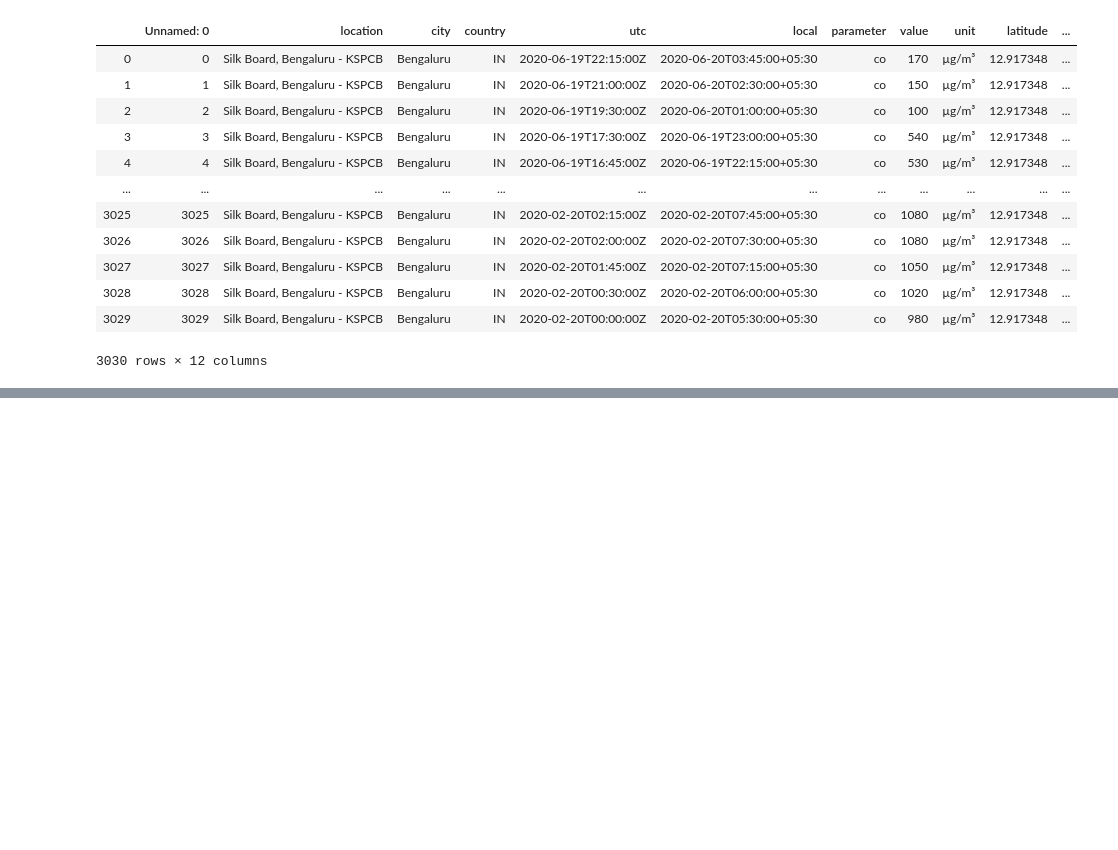
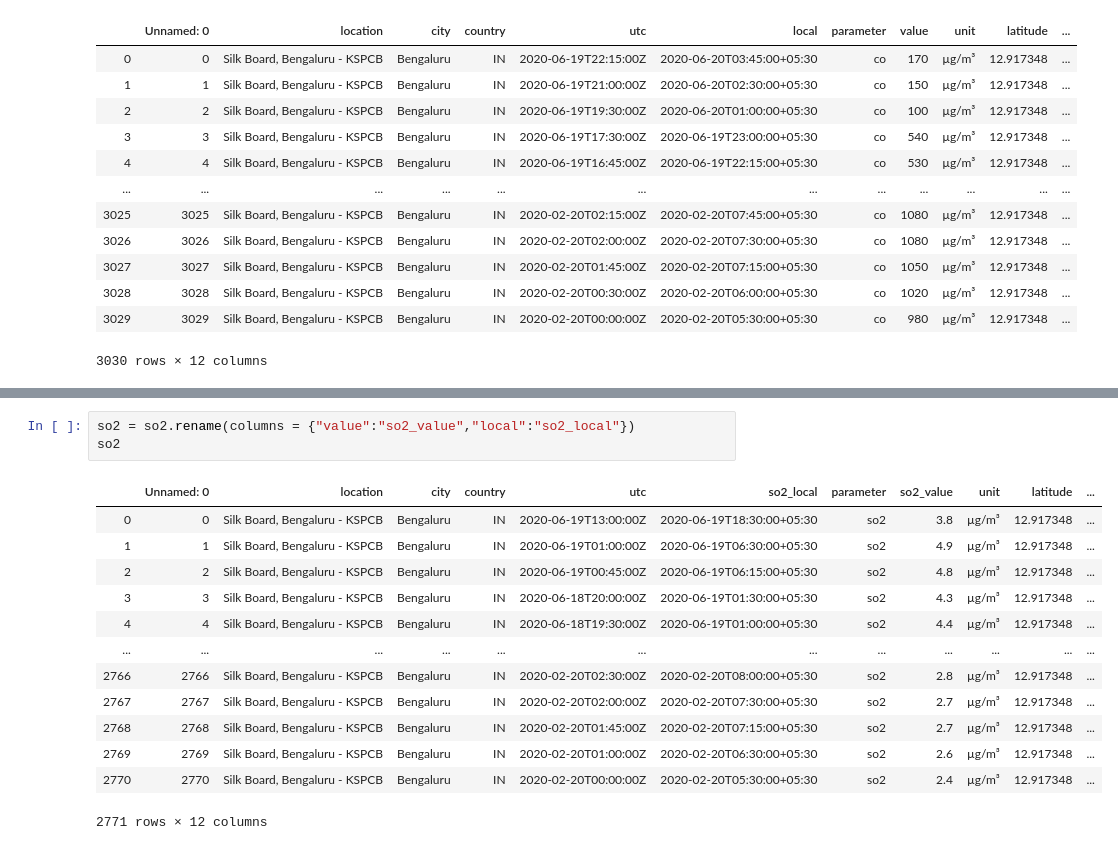
Before and after one commit to somya-create/Banglore_Air_Pollution_Analysis, a Jupyter notebook: banglore_Air_Pollution.ipynb, the cells around one changed output, grey strips where cells are left out. Drawn from its saved outputs; the diff is of its cells as text; blank space fills up the shorter version.

```diff
--- a/banglore_Air_Pollution.ipynb
+++ b/banglore_Air_Pollution.ipynb
@@ -58,0 +113,17 @@ pm25.shape
+# %%
+so2 = so2.rename(columns = {"value":"so2_value","local":"so2_local"})
+so2
+# %% [output]
+|  | Unnamed: 0 | location | city | country | utc | so2_local | parameter | so2_value | unit | latitude | ... |
+| 0 | 0 | Silk Board, Bengaluru - KSPCB | Bengaluru | IN | 2020-06-19T13:00:00Z | 2020-06-19T18:30:00+05:30 | so2 | 3.8 | µg/m³ | 12.917348 | ... |
+| 1 | 1 | Silk Board, Bengaluru - KSPCB | Bengaluru | IN | 2020-06-19T01:00:00Z | 2020-06-19T06:30:00+05:30 | so2 | 4.9 | µg/m³ | 12.917348 | ... |
+| 2 | 2 | Silk Board, Bengaluru - KSPCB | Bengaluru | IN | 2020-06-19T00:45:00Z | 2020-06-19T06:15:00+05:30 | so2 | 4.8 | µg/m³ | 12.917348 | ... |
+| 3 | 3 | Silk Board, Bengaluru - KSPCB | Bengaluru | IN | 2020-06-18T20:00:00Z | 2020-06-19T01:30:00+05:30 | so2 | 4.3 | µg/m³ | 12.917348 | ... |
+| 4 | 4 | Silk Board, Bengaluru - KSPCB | Bengaluru | IN | 2020-06-18T19:30:00Z | 2020-06-19T01:00:00+05:30 | so2 | 4.4 | µg/m³ | 12.917348 | ... |
+| ... | ... | ... | ... | ... | ... | ... | ... | ... | ... | ... | ... |
+| 2766 | 2766 | Silk Board, Bengaluru - KSPCB | Bengaluru | IN | 2020-02-20T02:30:00Z | 2020-02-20T08:00:00+05:30 | so2 | 2.8 | µg/m³ | 12.917348 | ... |
+| 2767 | 2767 | Silk Board, Bengaluru - KSPCB | Bengaluru | IN | 2020-02-20T02:00:00Z | 2020-02-20T07:30:00+05:30 | so2 | 2.7 | µg/m³ | 12.917348 | ... |
+| 2768 | 2768 | Silk Board, Bengaluru - KSPCB | Bengaluru | IN | 2020-02-20T01:45:00Z | 2020-02-20T07:15:00+05:30 | so2 | 2.7 | µg/m³ | 12.917348 | ... |
+| 2769 | 2769 | Silk Board, Bengaluru - KSPCB | Bengaluru | IN | 2020-02-20T01:00:00Z | 2020-02-20T06:30:00+05:30 | so2 | 2.6 | µg/m³ | 12.917348 | ... |
+| 2770 | 2770 | Silk Board, Bengaluru - KSPCB | Bengaluru | IN | 2020-02-20T00:00:00Z | 2020-02-20T05:30:00+05:30 | so2 | 2.4 | µg/m³ | 12.917348 | ... |
+2771 rows × 12 columns
```
Also changed, not shown: parts of 31 cells of this notebook.
